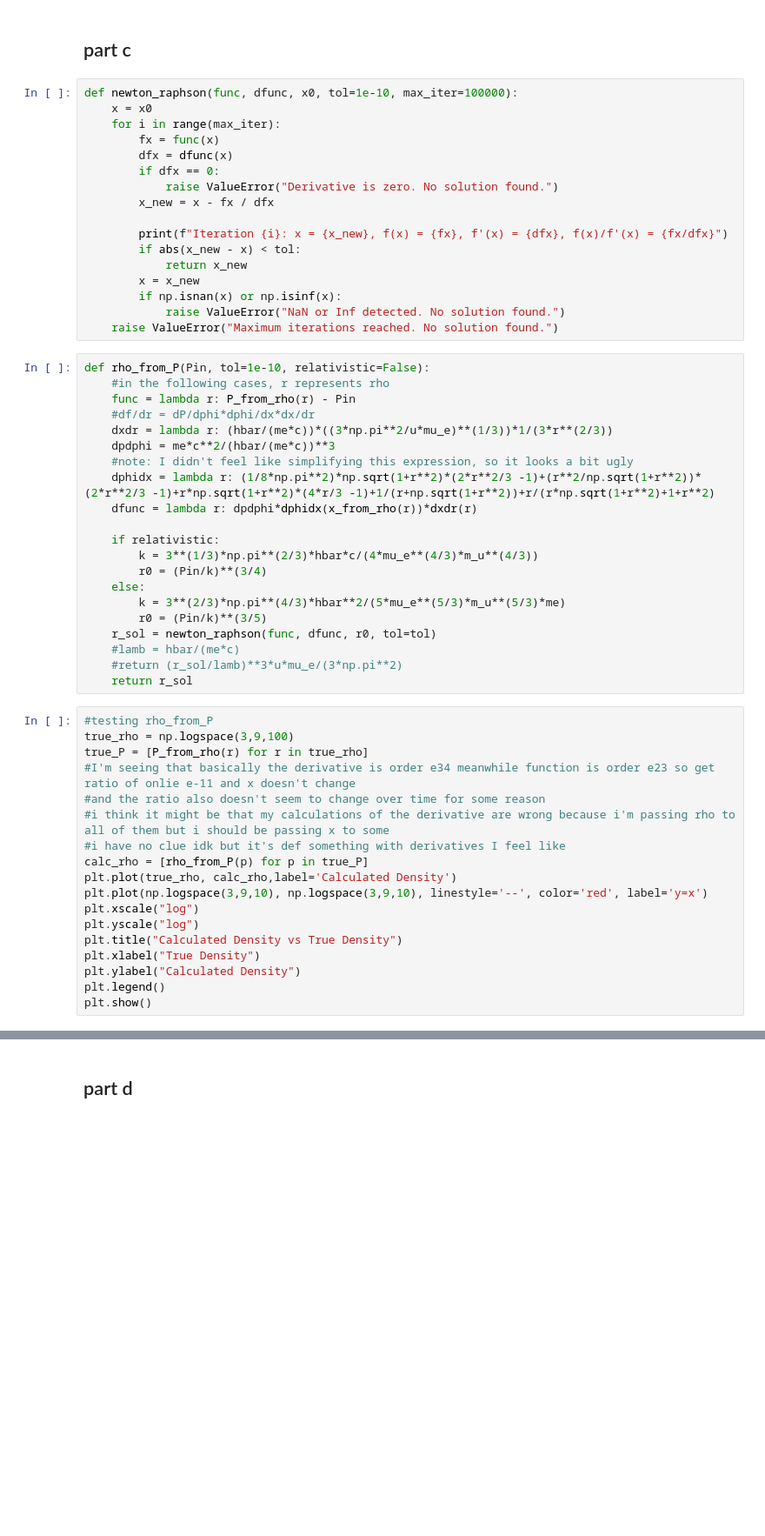
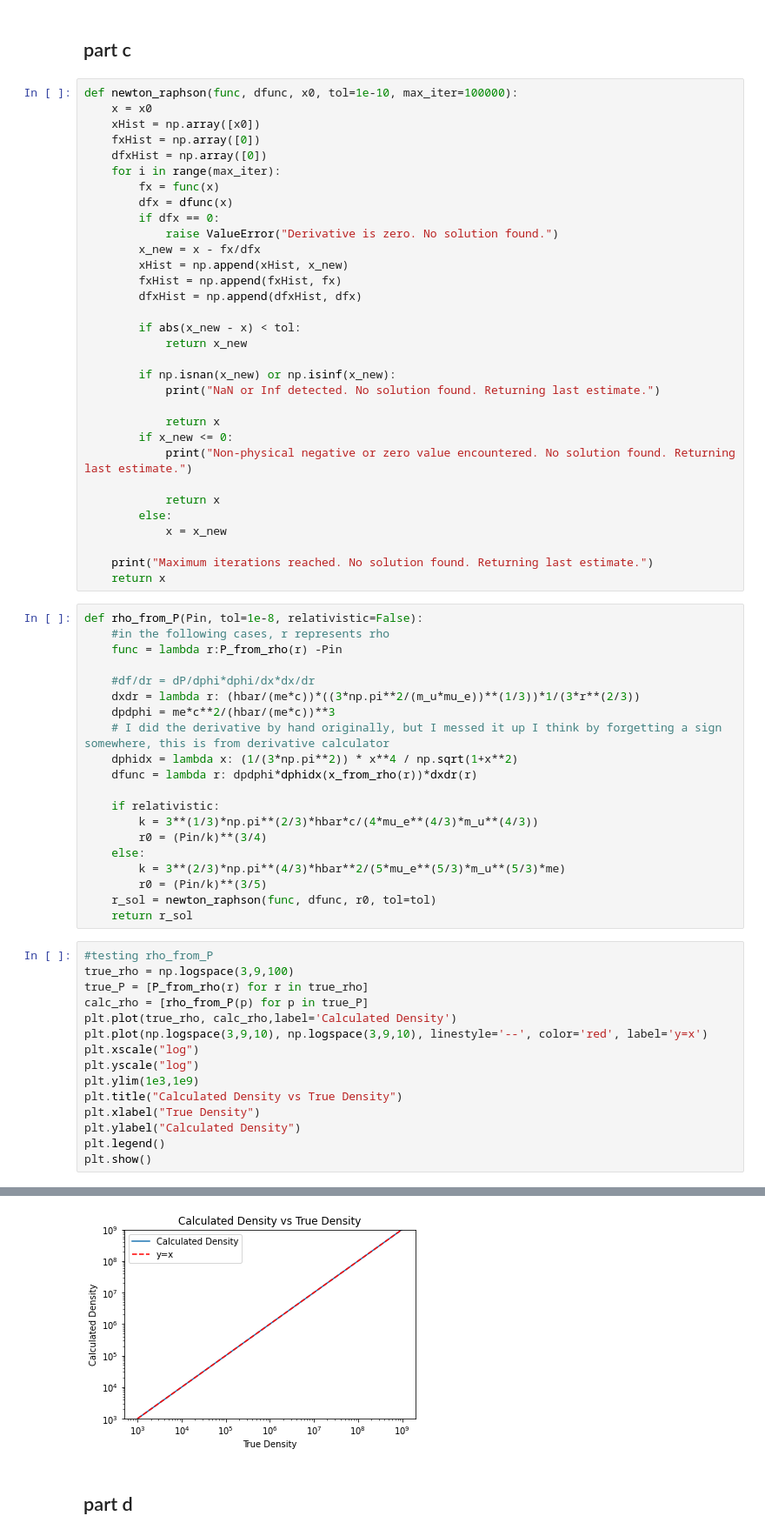
Before and after one commit to thomas-03/homework, a Jupyter notebook: 5460_HW1.ipynb, the cells around one changed output, grey strips where cells are left out. Shown: that part at 87% size. Drawn from its saved outputs; the diff is of its cells as text; blank space fills up the shorter version.

```diff
--- a/5460_HW1.ipynb
+++ b/5460_HW1.ipynb
@@ -52,29 +53,45 @@ plt.show()
 # %%
 def newton_raphson(func, dfunc, x0, tol=1e-10, max_iter=100000):
     x = x0
+    xHist = np.array([x0])
+    fxHist = np.array([0])
+    dfxHist = np.array([0])
     for i in range(max_iter):
         fx = func(x)
         dfx = dfunc(x)
         if dfx == 0:
             raise ValueError("Derivative is zero. No solution found.")
-        x_new = x - fx / dfx
+        x_new = x - fx/dfx
+        xHist = np.append(xHist, x_new)
+        fxHist = np.append(fxHist, fx)
+        dfxHist = np.append(dfxHist, dfx)
 
-        print(f"Iteration {i}: x = {x_new}, f(x) = {fx}, f'(x) = {dfx}, f(x)/f'(x) = {fx/dfx}")
         if abs(x_new - x) < tol:
             return x_new
-        x = x_new
-        if np.isnan(x) or np.isinf(x):
-            raise ValueError("NaN or Inf detected. No solution found.")
-    raise ValueError("Maximum iterations reached. No solution found.")
+
+        if np.isnan(x_new) or np.isinf(x_new):
+            print("NaN or Inf detected. No solution found. Returning last estimate.")
+
+            return x
+        if x_new <= 0:
+            print("Non-physical negative or zero value encountered. No solution found. Returning last estimate.")
+
+            return x
+        else:
+            x = x_new
+
+    print("Maximum iterations reached. No solution found. Returning last estimate.")
+    return x
 # %%
-def rho_from_P(Pin, tol=1e-10, relativistic=False):
+def rho_from_P(Pin, tol=1e-8, relativistic=False):
     #in the following cases, r represents rho
-    func = lambda r: P_from_rho(r) - Pin
+    func = lambda r:P_from_rho(r) -Pin
+
     #df/dr = dP/dphi*dphi/dx*dx/dr
-    dxdr = lambda r: (hbar/(me*c))*((3*np.pi**2/u*mu_e)**(1/3))*1/(3*r**(2/3))
+    dxdr = lambda r: (hbar/(me*c))*((3*np.pi**2/(m_u*mu_e))**(1/3))*1/(3*r**(2/3))
     dpdphi = me*c**2/(hbar/(me*c))**3
-    #note: I didn't feel like simplifying this expression, so it looks a bit ugly
-    dphidx = lambda r: (1/8*np.pi**2)*np.sqrt(1+r**2)*(2*r**2/3 -1)+(r**2/np.sqrt(1+r**2))*(2*r**2/3 -1)+r*np.sqrt(1+r**2)*(4*r/3 -1)+1/(r+np.sqrt(1+r**2))+r/(r*np.sqrt(1+r**2)+1+r**2)
+    # I did the derivative by hand originally, but I messed it up I think by forgetting a sign somewhere, this is from derivative calculator
+    dphidx = lambda x: (1/(3*np.pi**2)) * x**4 / np.sqrt(1+x**2)
     dfunc = lambda r: dpdphi*dphidx(x_from_rho(r))*dxdr(r)
 
     if relativistic:
@@ -84,22 +101,17 @@ def rho_from_P(Pin, tol=1e-10, relativistic=False):
         k = 3**(2/3)*np.pi**(4/3)*hbar**2/(5*mu_e**(5/3)*m_u**(5/3)*me)
         r0 = (Pin/k)**(3/5)
     r_sol = newton_raphson(func, dfunc, r0, tol=tol)
-    #lamb = hbar/(me*c)
-    #return (r_sol/lamb)**3*u*mu_e/(3*np.pi**2)
     return r_sol
 # %%
 #testing rho_from_P
 true_rho = np.logspace(3,9,100)
 true_P = [P_from_rho(r) for r in true_rho]
-#I'm seeing that basically the derivative is order e34 meanwhile function is order e23 so get ratio of onlie e-11 and x doesn't change
-#and the ratio also doesn't seem to change over time for some reason
-#i think it might be that my calculations of the derivative are wrong because i'm passing rho to all of them but i should be passing x to some
-#i have no clue idk but it's def something with derivatives I feel like
 calc_rho = [rho_from_P(p) for p in true_P]
 plt.plot(true_rho, calc_rho,label='Calculated Density')
 plt.plot(np.logspace(3,9,10), np.logspace(3,9,10), linestyle='--', color='red', label='y=x')
 plt.xscale("log")
 plt.yscale("log")
+plt.ylim(1e3,1e9)
 plt.title("Calculated Density vs True Density")
 plt.xlabel("True Density")
 plt.ylabel("Calculated Density")
@@ -118,3 +122,4 @@ ValueError: NaN or Inf detected. No solution found.
+[figure, added]
 # %% [markdown]
 ## part d
 # %%
```
Also changed, not shown: parts of 10 cells of this notebook, 2 other files.
